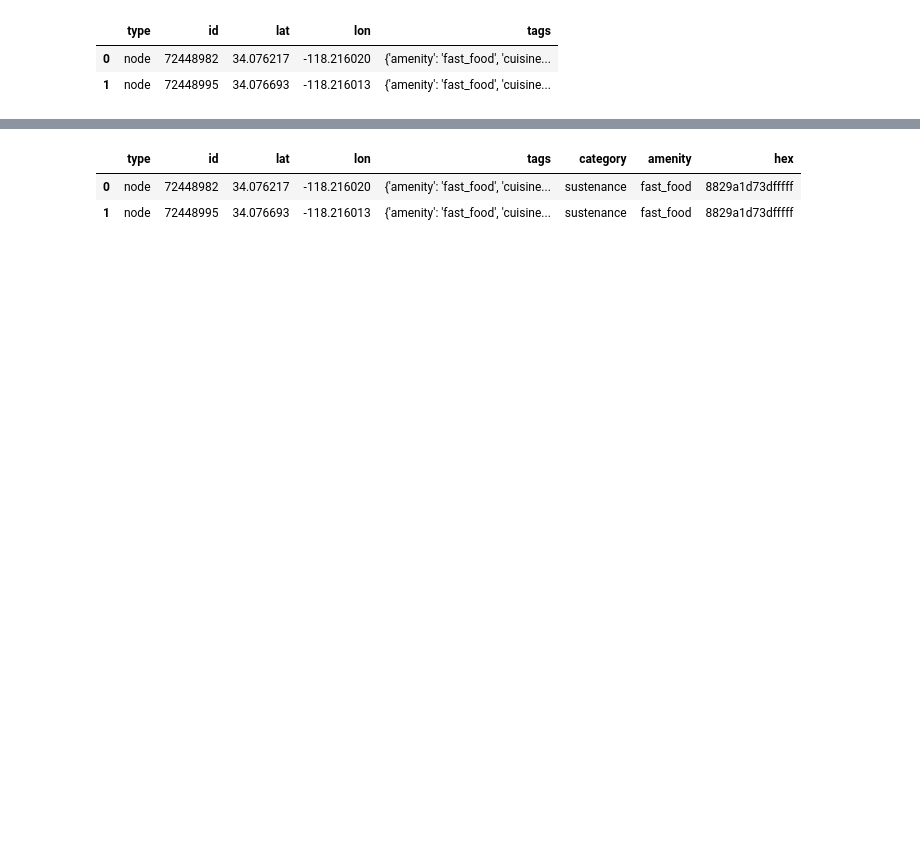
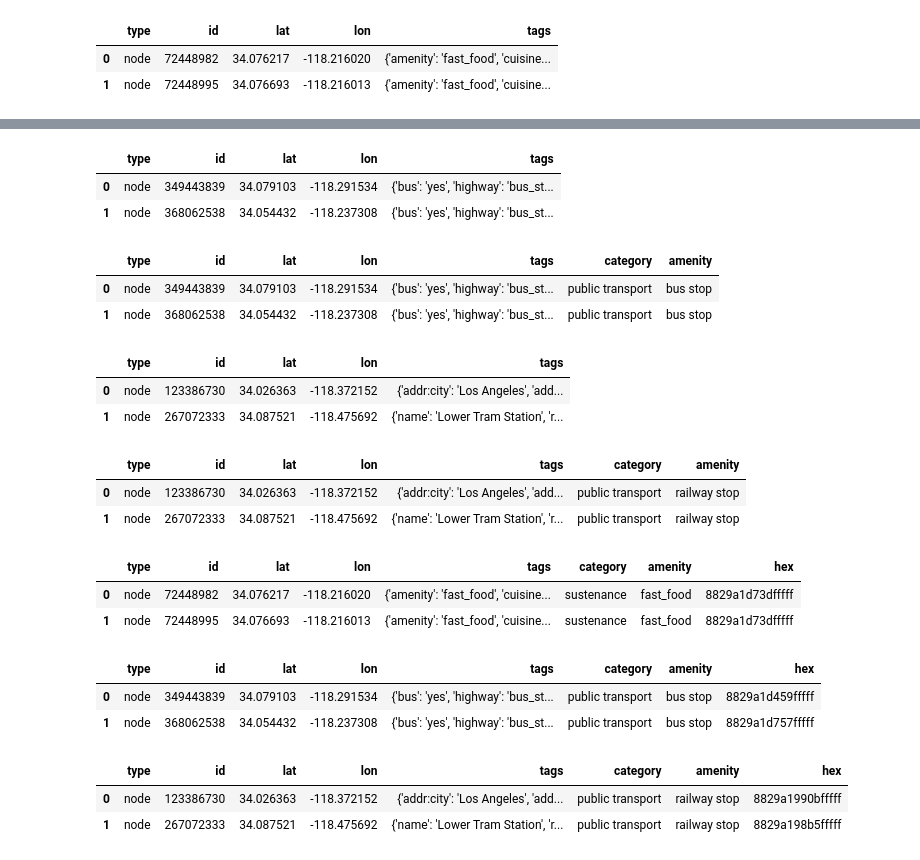
Before and after one commit to katekuian/aa_2021_magma, a Jupyter notebook: 01_data_collection_and_preparation/04_pois.ipynb, the cells around one changed output, grey strips where cells are left out. Drawn from its saved outputs; the diff is of its cells as text; code cells hidden in the pictures; blank space fills up the shorter version.

Commit message:
Add railway and bus stop pois

```diff
--- a/01_data_collection_and_preparation/04_pois.ipynb
+++ b/01_data_collection_and_preparation/04_pois.ipynb
@@ -55,0 +98,15 @@ sustenance_pois['amenity'] = sustenance_pois['tags'].apply(lambda tags: tags['am
+# %%
+bus_df = pd.DataFrame(bus_data["elements"])
+bus_df.head(2)
+# %% [output]
+|  | type | id | lat | lon | tags |
+| 0 | node | 349443839 | 34.079103 | -118.291534 | {'bus': 'yes', 'highway': 'bus_st... |
+| 1 | node | 368062538 | 34.054432 | -118.237308 | {'bus': 'yes', 'highway': 'bus_st... |
+# %%
+bus_df['category'] = 'public transport'
+bus_df['amenity'] = 'bus stop'
+bus_df.head(2)
+# %% [output]
+|  | type | id | lat | lon | tags | category | amenity |
+| 0 | node | 349443839 | 34.079103 | -118.291534 | {'bus': 'yes', 'highway': 'bus_st... | public transport | bus stop |
+| 1 | node | 368062538 | 34.054432 | -118.237308 | {'bus': 'yes', 'highway': 'bus_st... | public transport | bus stop |
@@ -56,3 +127,20 @@ sustenance_pois['amenity'] = sustenance_pois['tags'].apply(lambda tags: tags['am
+# %%
+railway_df = pd.DataFrame(railway_data["elements"])
+railway_df.head(2)
+# %% [output]
+|  | type | id | lat | lon | tags |
+| 0 | node | 123386730 | 34.026363 | -118.372152 | {'addr:city': 'Los Angeles', 'add... |
+| 1 | node | 267072333 | 34.087521 | -118.475692 | {'name': 'Lower Tram Station', 'r... |
+# %%
+railway_df['category'] = 'public transport'
+railway_df['amenity'] = 'railway stop'
+railway_df.head(2)
+# %% [output]
+|  | type | id | lat | lon | tags | category | amenity |
+| 0 | node | 123386730 | 34.026363 | -118.372152 | {'addr:city': 'Los Angeles', 'add... | public transport | railway stop |
+| 1 | node | 267072333 | 34.087521 | -118.475692 | {'name': 'Lower Tram Station', 'r... | public transport | railway stop |
+# %%
+pois_df = pd.concat([sustenance_df, bus_df, railway_df])
 # %%
 def convert_to_hex(latitude, longitude, resolution):
     return h3.geo_to_h3(
@@ -61,9 +149,21 @@ def convert_to_hex(latitude, longitude, resolution):
         resolution=resolution
     )
 # %%
-sustenance_pois['hex'] = sustenance_pois.apply(lambda poi: convert_to_hex(poi['lat'], poi['lon'], 8), axis=1)
-sustenance_pois.head(2)
+pois_df['hex'] = pois_df.apply(lambda poi: convert_to_hex(poi['lat'], poi['lon'], 8), axis=1)
+pois_df.head(2)
 # %% [output]
 |  | type | id | lat | lon | tags | category | amenity | hex |
 | 0 | node | 72448982 | 34.076217 | -118.216020 | {'amenity': 'fast_food', 'cuisine... | sustenance | fast_food | 8829a1d73dfffff |
 | 1 | node | 72448995 | 34.076693 | -118.216013 | {'amenity': 'fast_food', 'cuisine... | sustenance | fast_food | 8829a1d73dfffff |
+# %%
+pois_df[pois_df['amenity'] == 'bus stop'].head(2)
+# %% [output]
+|  | type | id | lat | lon | tags | category | amenity | hex |
+| 0 | node | 349443839 | 34.079103 | -118.291534 | {'bus': 'yes', 'highway': 'bus_st... | public transport | bus stop | 8829a1d459fffff |
+| 1 | node | 368062538 | 34.054432 | -118.237308 | {'bus': 'yes', 'highway': 'bus_st... | public transport | bus stop | 8829a1d757fffff |
+# %%
+pois_df[pois_df['amenity'] == 'railway stop'].head(2)
+# %% [output]
+|  | type | id | lat | lon | tags | category | amenity | hex |
+| 0 | node | 123386730 | 34.026363 | -118.372152 | {'addr:city': 'Los Angeles', 'add... | public transport | railway stop | 8829a1990bfffff |
+| 1 | node | 267072333 | 34.087521 | -118.475692 | {'name': 'Lower Tram Station', 'r... | public transport | railway stop | 8829a198b5fffff |
```
Also changed, not shown: parts of 8 cells of this notebook.
